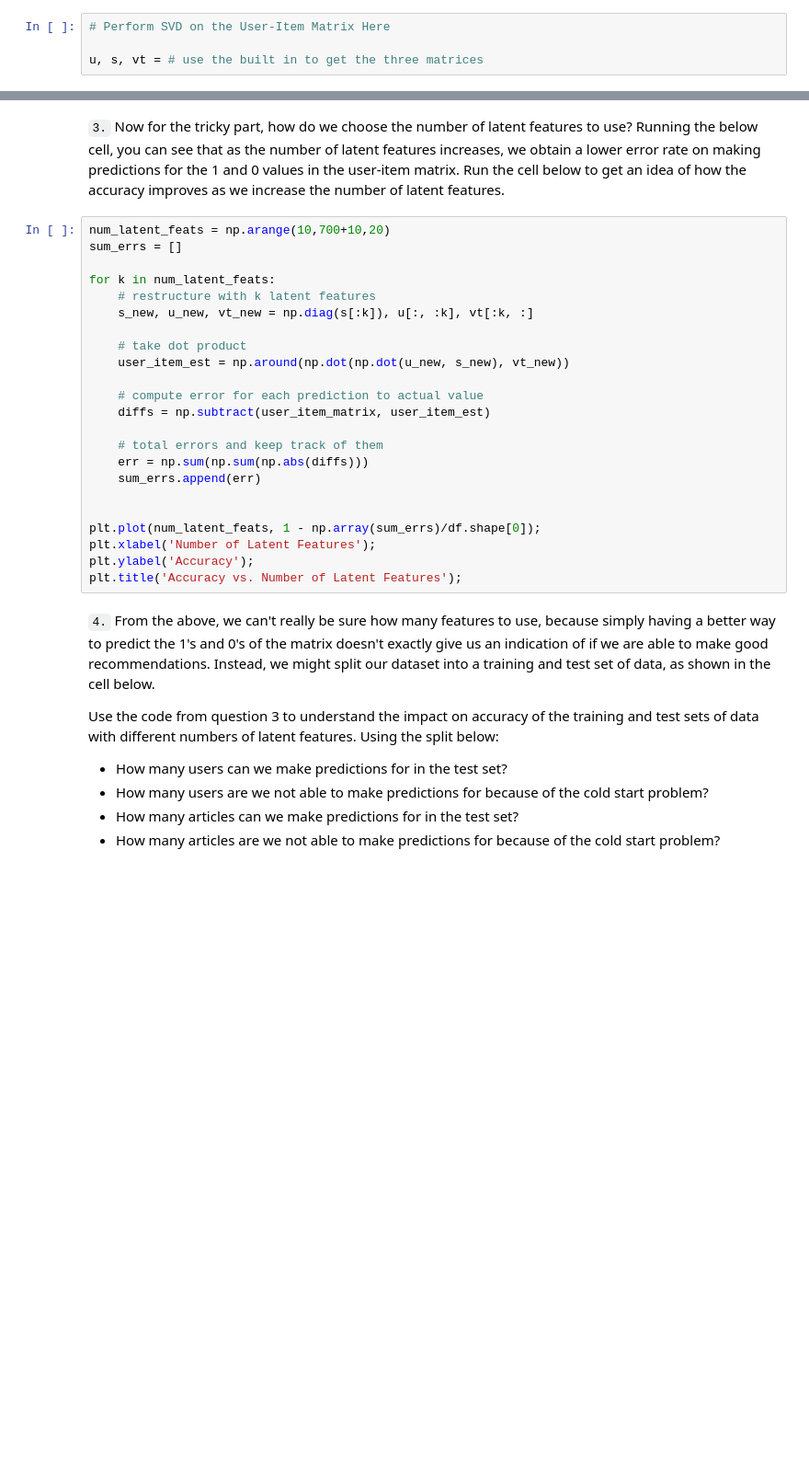
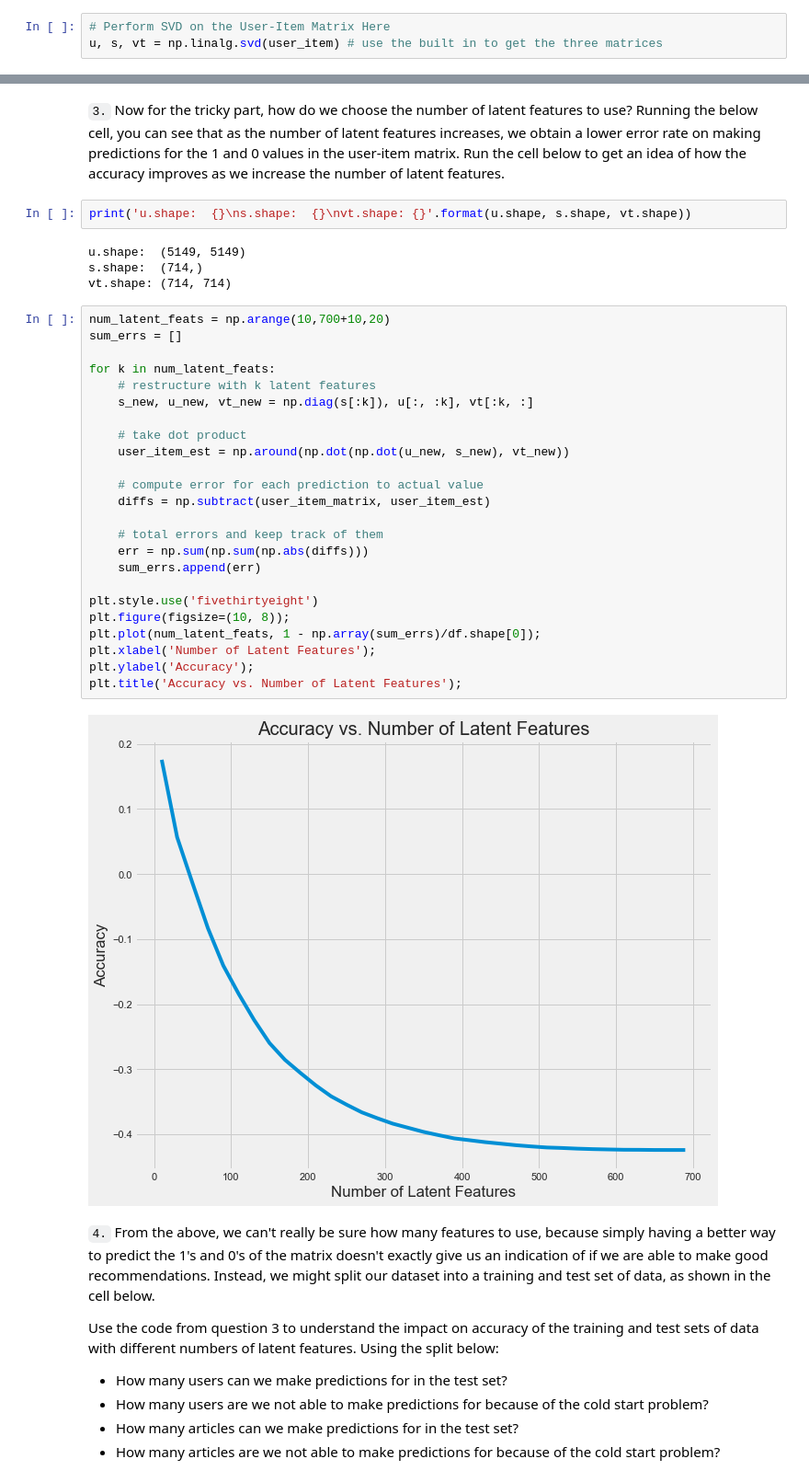
Before and after one commit to pmherp/udsnd_project-6, a Jupyter notebook: Recommendations_with_IBM.ipynb, the cells around one changed output, grey strips where cells are left out. Shown: that part at 92% size. Saved outputs shown, nothing was run; the diff lists cells and outputs as text; blank space fills up the shorter version.

```diff
--- a/Recommendations_with_IBM.ipynb
+++ b/Recommendations_with_IBM.ipynb
@@ -780,5 +777,4 @@ user_item_matrix.head()
 `2.` In this situation, you can use Singular Value Decomposition from [numpy](https://docs.scipy.org/doc/numpy-1.14.0/reference/generated/numpy.linalg.svd.html) on the user-item matrix.  Use the cell to perform SVD, and explain why this is different than in the lesson.
 # %%
 # Perform SVD on the User-Item Matrix Here
-
-u, s, vt = # use the built in to get the three matrices
+u, s, vt = np.linalg.svd(user_item) # use the built in to get the three matrices
@@ -787,28 +783,37 @@ u, s, vt = # use the built in to get the three matrices
 # %% [markdown]
 `3.` Now for the tricky part, how do we choose the number of latent features to use?  Running the below cell, you can see that as the number of latent features increases, we obtain a lower error rate on making predictions for the 1 and 0 values in the user-item matrix.  Run the cell below to get an idea of how the accuracy improves as we increase the number of latent features.
+# %%
+print('u.shape:  {}\ns.shape:  {}\nvt.shape: {}'.format(u.shape, s.shape, vt.shape))
+# %% [output]
+u.shape:  (5149, 5149)
+s.shape:  (714,)
+vt.shape: (714, 714)
 # %%
 num_latent_feats = np.arange(10,700+10,20)
 sum_errs = []
 
 for k in num_latent_feats:
     # restructure with k latent features
     s_new, u_new, vt_new = np.diag(s[:k]), u[:, :k], vt[:k, :]
 
     # take dot product
     user_item_est = np.around(np.dot(np.dot(u_new, s_new), vt_new))
 
     # compute error for each prediction to actual value
     diffs = np.subtract(user_item_matrix, user_item_est)
 
     # total errors and keep track of them
     err = np.sum(np.sum(np.abs(diffs)))
     sum_errs.append(err)
 
-
+plt.style.use('fivethirtyeight')
+plt.figure(figsize=(10, 8));
 plt.plot(num_latent_feats, 1 - np.array(sum_errs)/df.shape[0]);
 plt.xlabel('Number of Latent Features');
 plt.ylabel('Accuracy');
 plt.title('Accuracy vs. Number of Latent Features');
+# %% [output]
+[figure, added]
 # %% [markdown]
 `4.` From the above, we can't really be sure how many features to use, because simply having a better way to predict the 1's and 0's of the matrix doesn't exactly give us an indication of if we are able to make good recommendations.  Instead, we might split our dataset into a training and test set of data, as shown in the cell below.
 
```
Also changed, not shown: parts of 22 cells of this notebook.
